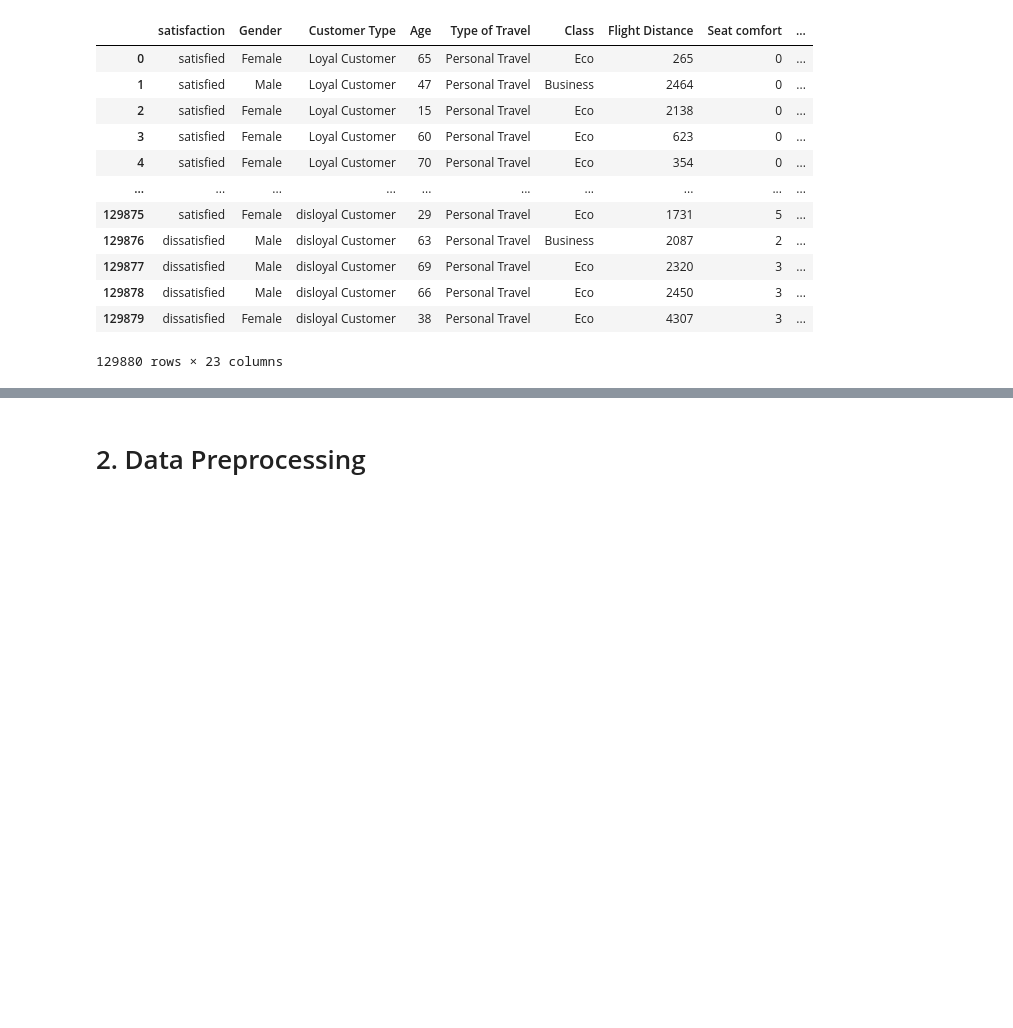
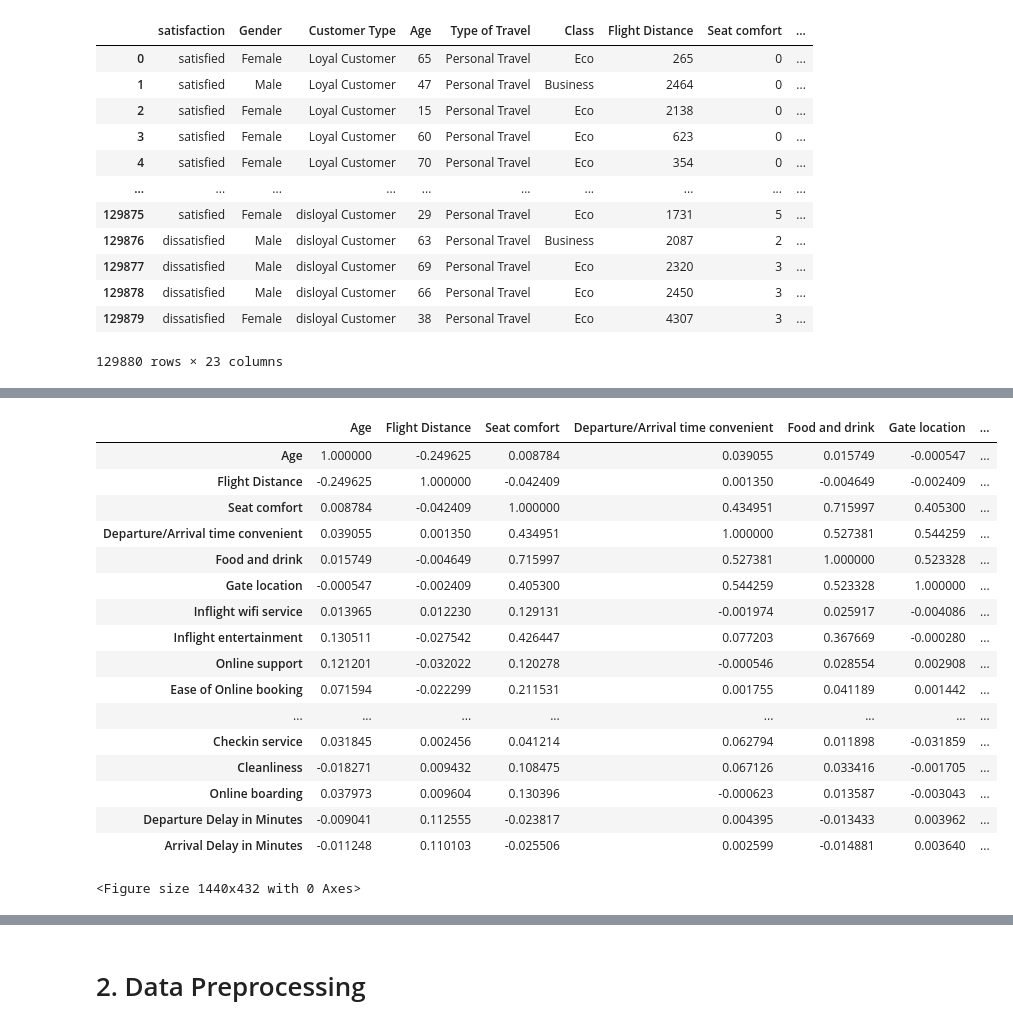
Before and after one commit to lotlouischoitslab/Airline_Satisfaction, a Jupyter notebook: airline_satisfication.ipynb, the cells around one changed output, grey strips where cells are left out. Drawn from its saved outputs; the diff is of its cells as text; code cells hidden in the pictures; blank space fills up the shorter version.

```diff
--- a/airline_satisfication.ipynb
+++ b/airline_satisfication.ipynb
@@ -113,0 +114,24 @@ data.groupby(['satisfaction', 'Class']).mean()
+# %%
+# Store heatmap object in a variable to easily access it when you want to include more features (such as title).
+# Set the range of values to be displayed on the colormap from -1 to 1, and set the annotation to True to display the correlation values on the heatmap.
+correlation_matrix = data.corr()
+correlation_matrix
+# %% [output]
+|  | Age | Flight Distance | Seat comfort | Departure/Arrival time convenient | Food and drink | Gate location | ... |
+| Age | 1.000000 | -0.249625 | 0.008784 | 0.039055 | 0.015749 | -0.000547 | ... |
+| Flight Distance | -0.249625 | 1.000000 | -0.042409 | 0.001350 | -0.004649 | -0.002409 | ... |
+| Seat comfort | 0.008784 | -0.042409 | 1.000000 | 0.434951 | 0.715997 | 0.405300 | ... |
+| Departure/Arrival time convenient | 0.039055 | 0.001350 | 0.434951 | 1.000000 | 0.527381 | 0.544259 | ... |
+| Food and drink | 0.015749 | -0.004649 | 0.715997 | 0.527381 | 1.000000 | 0.523328 | ... |
+| Gate location | -0.000547 | -0.002409 | 0.405300 | 0.544259 | 0.523328 | 1.000000 | ... |
+| Inflight wifi service | 0.013965 | 0.012230 | 0.129131 | -0.001974 | 0.025917 | -0.004086 | ... |
+| Inflight entertainment | 0.130511 | -0.027542 | 0.426447 | 0.077203 | 0.367669 | -0.000280 | ... |
+| Online support | 0.121201 | -0.032022 | 0.120278 | -0.000546 | 0.028554 | 0.002908 | ... |
+| Ease of Online booking | 0.071594 | -0.022299 | 0.211531 | 0.001755 | 0.041189 | 0.001442 | ... |
+| ... | ... | ... | ... | ... | ... | ... | ... |
+| Checkin service | 0.031845 | 0.002456 | 0.041214 | 0.062794 | 0.011898 | -0.031859 | ... |
+| Cleanliness | -0.018271 | 0.009432 | 0.108475 | 0.067126 | 0.033416 | -0.001705 | ... |
+| Online boarding | 0.037973 | 0.009604 | 0.130396 | -0.000623 | 0.013587 | -0.003043 | ... |
+| Departure Delay in Minutes | -0.009041 | 0.112555 | -0.023817 | 0.004395 | -0.013433 | 0.003962 | ... |
+| Arrival Delay in Minutes | -0.011248 | 0.110103 | -0.025506 | 0.002599 | -0.014881 | 0.003640 | ... |
+<Figure size 1440x432 with 0 Axes>
```
Also changed, not shown: parts of 21 cells of this notebook.
